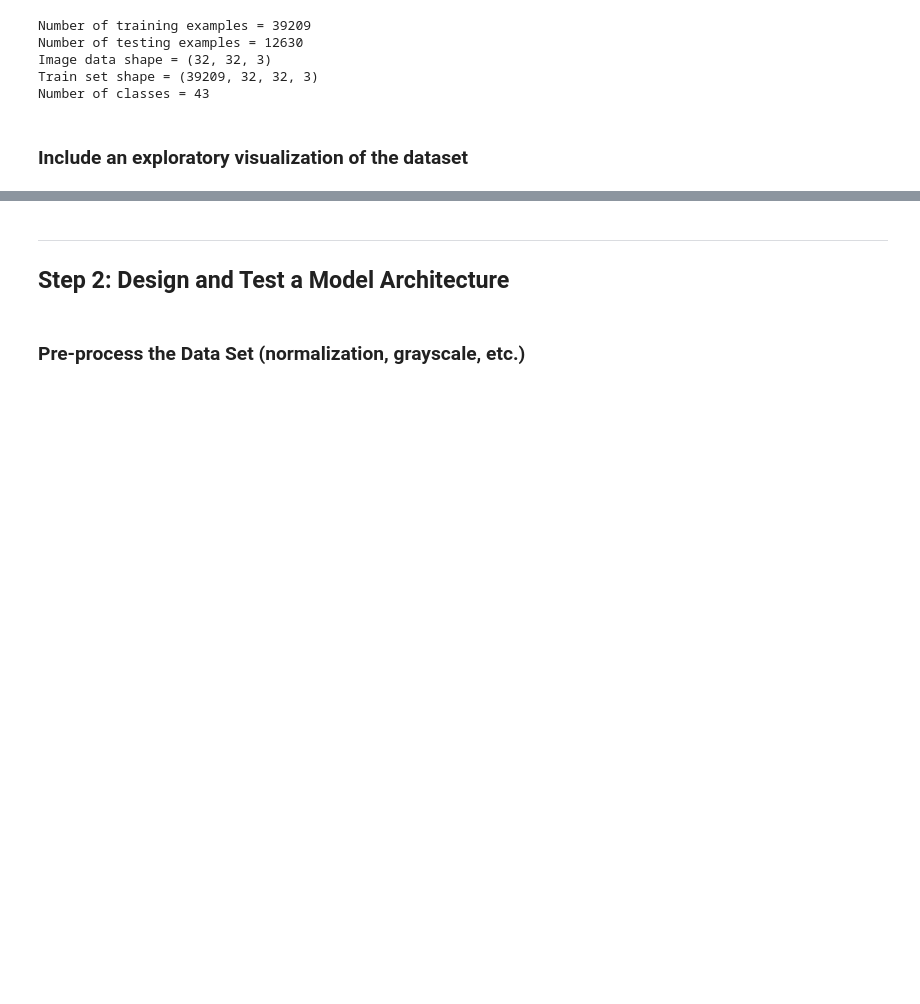
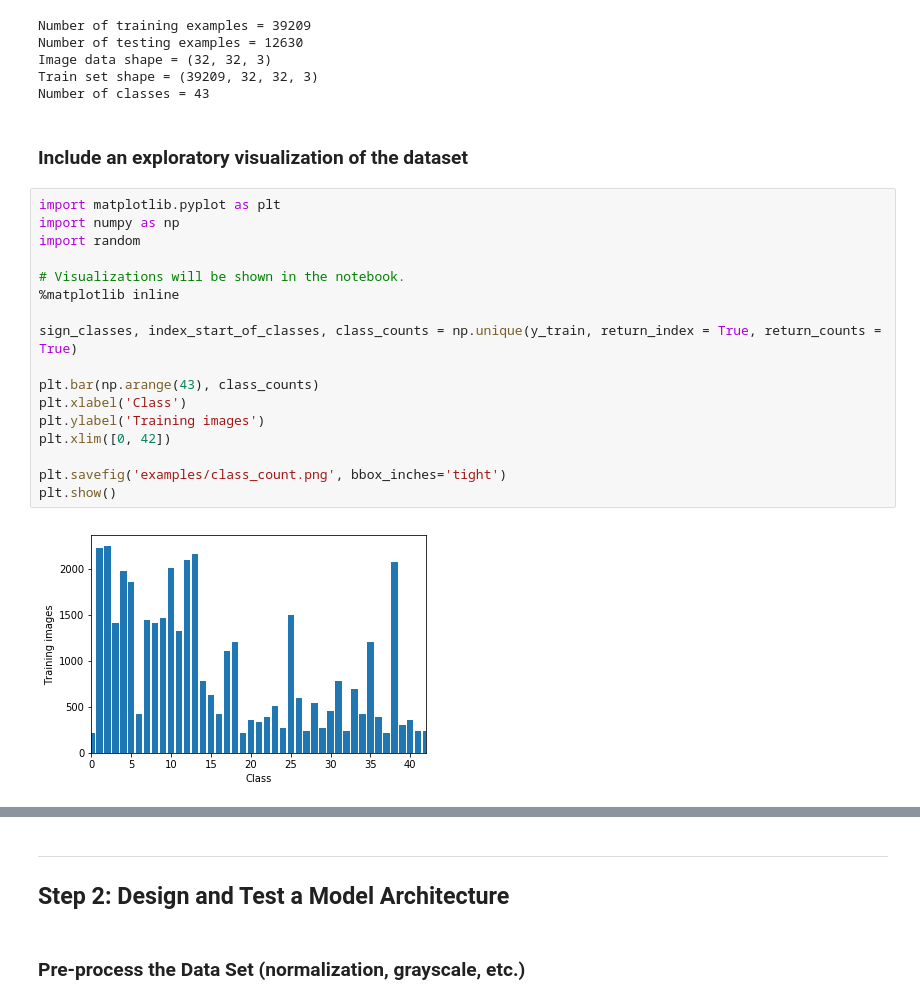
Before and after one commit to Moghan/CarND-Traffic-Sign-Classifier-Project, a Jupyter notebook: Traffic_Sign_Classifier.ipynb, the cells around one changed output, grey strips where cells are left out. Saved outputs shown, nothing was run; the diff lists cells and outputs as text; blank space fills up the shorter version.

```diff
--- a/Traffic_Sign_Classifier.ipynb
+++ b/Traffic_Sign_Classifier.ipynb
@@ -67,4 +67,23 @@ Train set shape = (39209, 32, 32, 3)
 Number of classes = 43
 # %% [markdown]
 ### Include an exploratory visualization of the dataset
+# %%
+import matplotlib.pyplot as plt
+import numpy as np
+import random
+
+# Visualizations will be shown in the notebook.
+%matplotlib inline
+
+sign_classes, index_start_of_classes, class_counts = np.unique(y_train, return_index = True, return_counts = True)
+
+plt.bar(np.arange(43), class_counts)
+plt.xlabel('Class')
+plt.ylabel('Training images')
+plt.xlim([0, 42])
+
+plt.savefig('examples/class_count.png', bbox_inches='tight')
+plt.show()
+# %% [output]
+[figure, added]
 # %%
```
Also changed, not shown: parts of 11 cells of this notebook, 4 other files.
